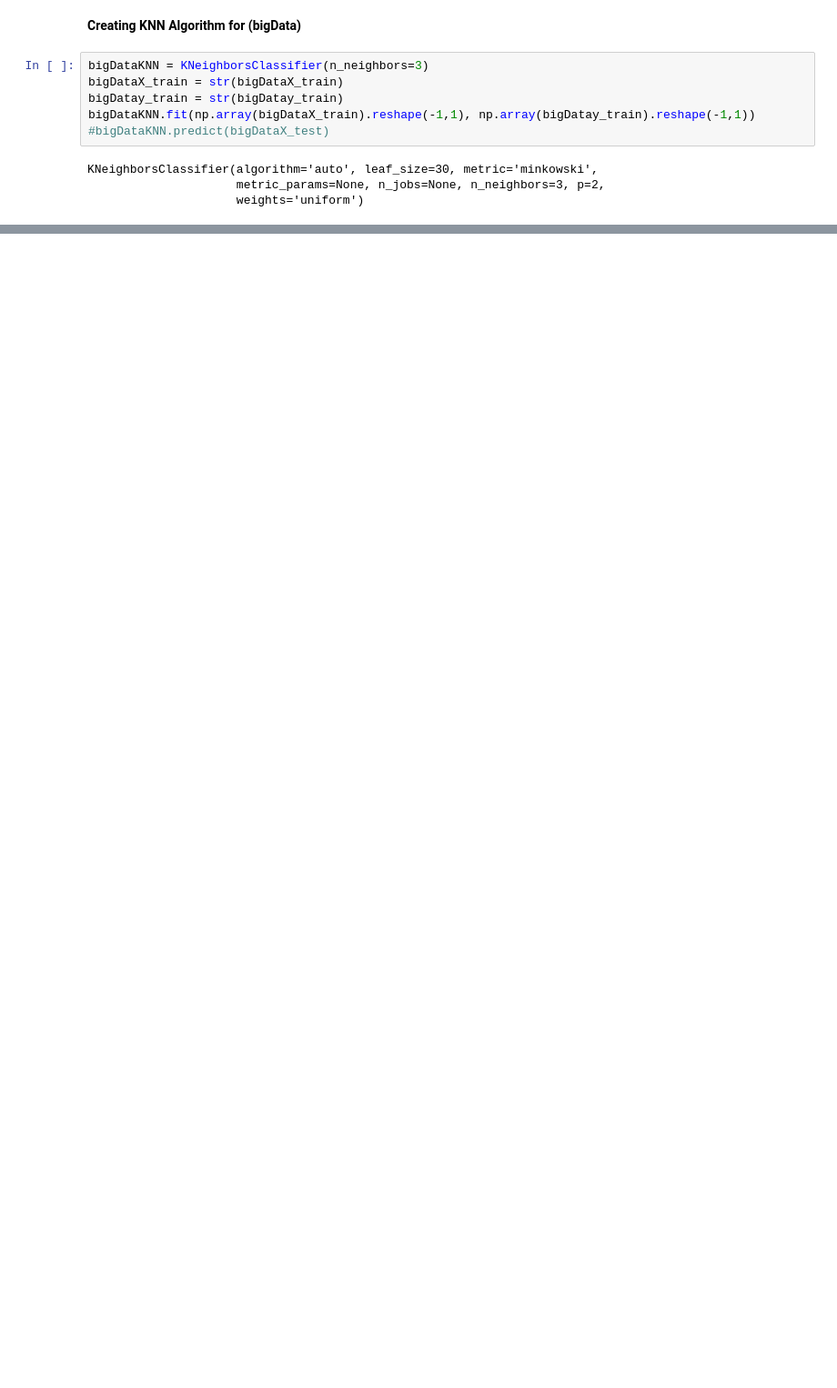
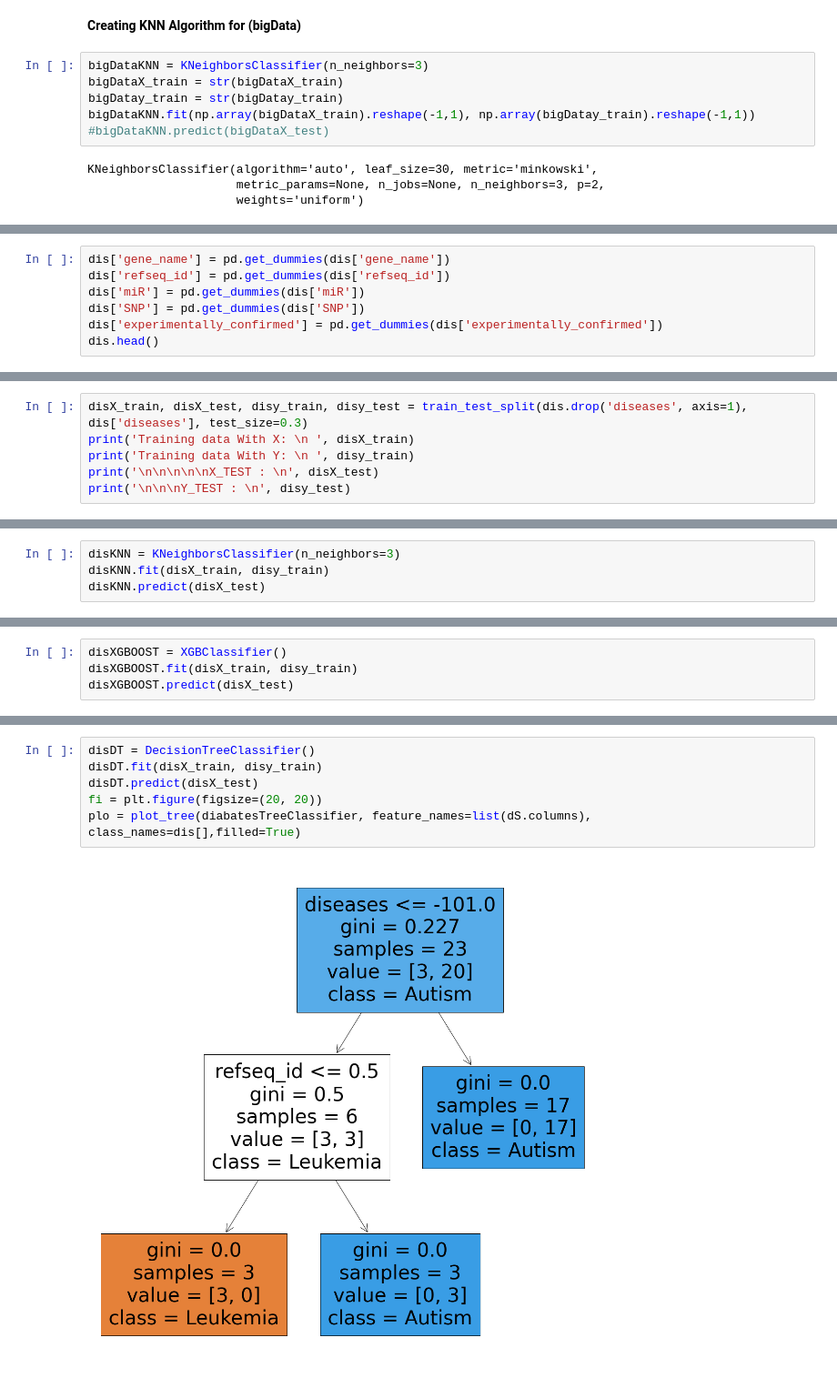
Before and after one commit to YoussifAssem/Genatac, a Jupyter notebook: E-Genetics/Genetics.ipynb, the cells around one changed output, grey strips where cells are left out. Shown at 91% size. Drawn from its saved outputs; the diff is of its cells as text; blank space fills up the shorter version.

```diff
--- a/E-Genetics/Genetics.ipynb
+++ b/E-Genetics/Genetics.ipynb
@@ -390,0 +427,7 @@ KNeighborsClassifier(algorithm='auto', leaf_size=30, metric='minkowski',
+# %%
+dis['gene_name'] = pd.get_dummies(dis['gene_name'])
+dis['refseq_id'] = pd.get_dummies(dis['refseq_id'])
+dis['miR'] = pd.get_dummies(dis['miR'])
+dis['SNP'] = pd.get_dummies(dis['SNP'])
+dis['experimentally_confirmed'] = pd.get_dummies(dis['experimentally_confirmed'])
+dis.head()
@@ -390,0 +443,6 @@ KNeighborsClassifier(algorithm='auto', leaf_size=30, metric='minkowski',
+# %%
+disX_train, disX_test, disy_train, disy_test = train_test_split(dis.drop('diseases', axis=1), dis['diseases'], test_size=0.3)
+print('Training data With X: \n ', disX_train)
+print('Training data With Y: \n ', disy_train)
+print('\n\n\n\n\nX_TEST : \n', disX_test)
+print('\n\n\nY_TEST : \n', disy_test)
@@ -390,0 +469,4 @@ KNeighborsClassifier(algorithm='auto', leaf_size=30, metric='minkowski',
+# %%
+disKNN = KNeighborsClassifier(n_neighbors=3)
+disKNN.fit(disX_train, disy_train)
+disKNN.predict(disX_test)
@@ -390,0 +489,4 @@ KNeighborsClassifier(algorithm='auto', leaf_size=30, metric='minkowski',
+# %%
+disXGBOOST = XGBClassifier()
+disXGBOOST.fit(disX_train, disy_train)
+disXGBOOST.predict(disX_test)
@@ -390,0 +508,8 @@ KNeighborsClassifier(algorithm='auto', leaf_size=30, metric='minkowski',
+# %%
+disDT = DecisionTreeClassifier()
+disDT.fit(disX_train, disy_train)
+disDT.predict(disX_test)
+fi = plt.figure(figsize=(20, 20))
+plo = plot_tree(diabatesTreeClassifier, feature_names=list(dS.columns), class_names=dis[],filled=True)
+# %% [output]
+[figure, added]
```
Also changed, not shown: parts of 33 cells of this notebook.
